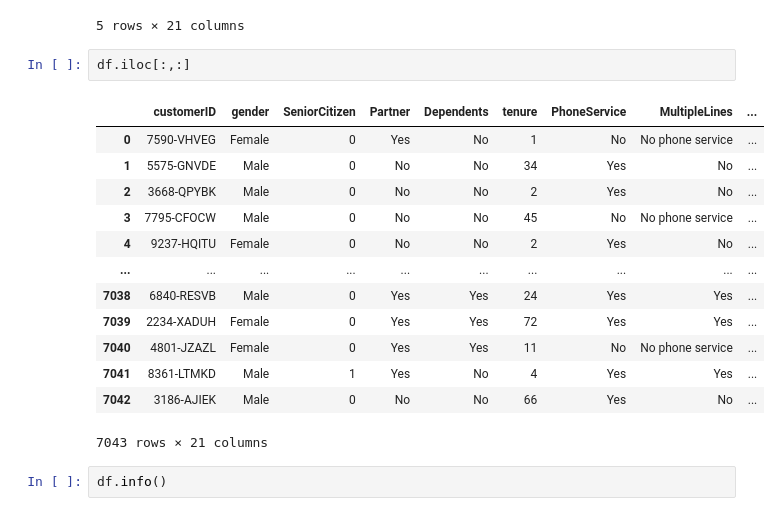
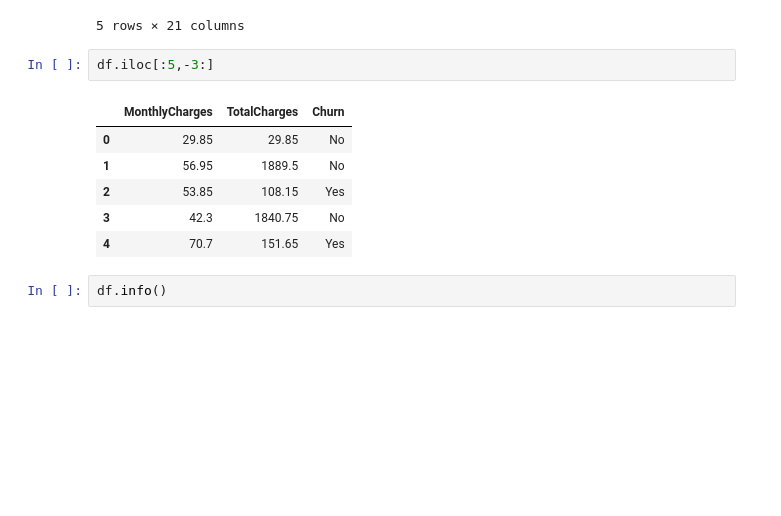
Before and after one commit to mustafabozkaya/CHURN-PREDICTION, a Jupyter notebook: curn_analisys.ipynb, the cells around one changed output. Drawn from its saved outputs; the diff is of its cells as text; blank space fills up the shorter version.

```diff
--- a/curn_analisys.ipynb
+++ b/curn_analisys.ipynb
@@ -21,21 +21,14 @@ df.head()
 | 4 | 9237-HQITU | Female | 0 | No | No | 2 | Yes | No | ... |
 5 rows × 21 columns
 # %%
-df.iloc[:,:]
+df.iloc[:5,-3:]
 # %% [output]
-|  | customerID | gender | SeniorCitizen | Partner | Dependents | tenure | PhoneService | MultipleLines | ... |
-| 0 | 7590-VHVEG | Female | 0 | Yes | No | 1 | No | No phone service | ... |
-| 1 | 5575-GNVDE | Male | 0 | No | No | 34 | Yes | No | ... |
-| 2 | 3668-QPYBK | Male | 0 | No | No | 2 | Yes | No | ... |
-| 3 | 7795-CFOCW | Male | 0 | No | No | 45 | No | No phone service | ... |
-| 4 | 9237-HQITU | Female | 0 | No | No | 2 | Yes | No | ... |
-| ... | ... | ... | ... | ... | ... | ... | ... | ... | ... |
-| 7038 | 6840-RESVB | Male | 0 | Yes | Yes | 24 | Yes | Yes | ... |
-| 7039 | 2234-XADUH | Female | 0 | Yes | Yes | 72 | Yes | Yes | ... |
-| 7040 | 4801-JZAZL | Female | 0 | Yes | Yes | 11 | No | No phone service | ... |
-| 7041 | 8361-LTMKD | Male | 1 | Yes | No | 4 | Yes | Yes | ... |
-| 7042 | 3186-AJIEK | Male | 0 | No | No | 66 | Yes | No | ... |
+|  | MonthlyCharges | TotalCharges | Churn |
+| 0 | 29.85 | 29.85 | No |
+| 1 | 56.95 | 1889.5 | No |
+| 2 | 53.85 | 108.15 | Yes |
+| 3 | 42.3 | 1840.75 | No |
+| 4 | 70.7 | 151.65 | Yes |
-7043 rows × 21 columns
 # %%
 df.info()
 # %% [output]
```
Also changed, not shown: parts of 23 cells of this notebook.
